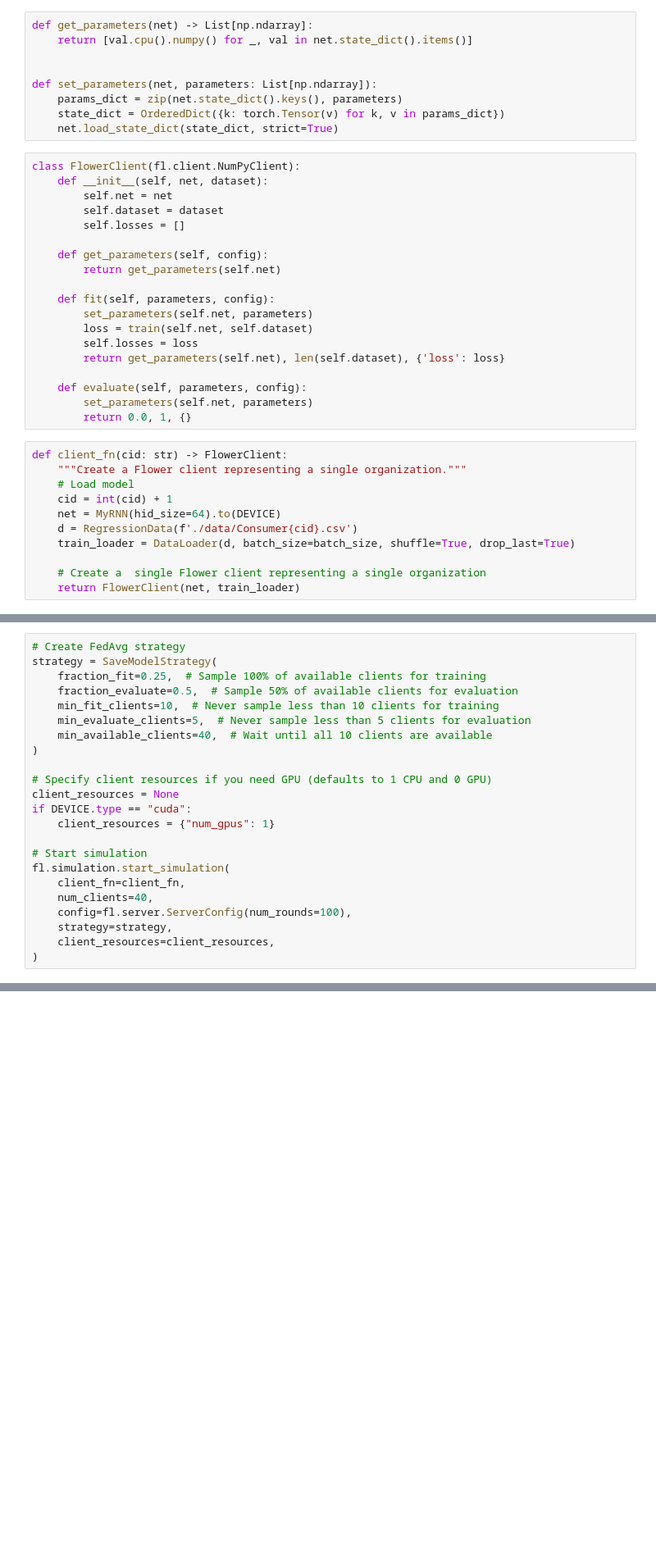
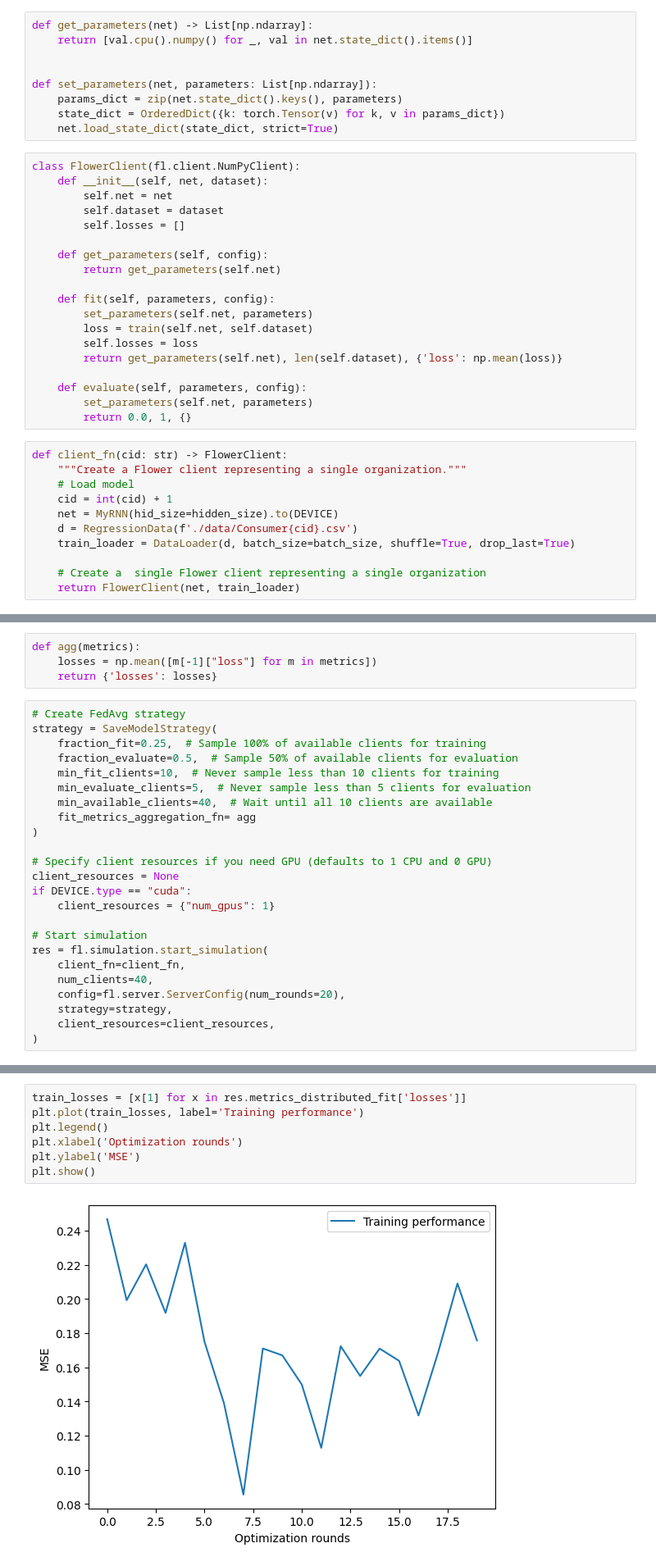
Before and after one commit to SondreWold/federated_groke, a Jupyter notebook: sketch.ipynb, the cells around one changed output, grey strips where cells are left out. Shown at 82% size. Drawn from its saved outputs; the diff is of its cells as text; blank space fills up the shorter version.

```diff
--- a/sketch.ipynb
+++ b/sketch.ipynb
@@ -156,7 +134,7 @@ class FlowerClient(fl.client.NumPyClient):
         set_parameters(self.net, parameters)
         loss = train(self.net, self.dataset)
         self.losses = loss
-        return get_parameters(self.net), len(self.dataset), {'loss': loss}
+        return get_parameters(self.net), len(self.dataset), {'loss': np.mean(loss)}
 
     def evaluate(self, parameters, config):
         set_parameters(self.net, parameters)
@@ -166,7 +144,7 @@ def client_fn(cid: str) -> FlowerClient:
     """Create a Flower client representing a single organization."""
     # Load model
     cid = int(cid) + 1
-    net = MyRNN(hid_size=64).to(DEVICE)
+    net = MyRNN(hid_size=hidden_size).to(DEVICE)
     d = RegressionData(f'./data/Consumer{cid}.csv')
     train_loader = DataLoader(d, batch_size=batch_size, shuffle=True, drop_last=True)
 
@@ -201,6 +179,10 @@ class SaveModelStrategy(fl.server.strategy.FedAvg):
             torch.save(net.state_dict(), f"model_round_{server_round}.pth")
 
         return aggregated_parameters, aggregated_metrics
+# %%
+def agg(metrics):
+    losses = np.mean([m[-1]["loss"] for m in metrics])
+    return {'losses': losses}
 # %%
 # Create FedAvg strategy
 strategy = SaveModelStrategy(
@@ -209,6 +191,7 @@ strategy = SaveModelStrategy(
     min_fit_clients=10,  # Never sample less than 10 clients for training
     min_evaluate_clients=5,  # Never sample less than 5 clients for evaluation
     min_available_clients=40,  # Wait until all 10 clients are available
+    fit_metrics_aggregation_fn= agg
 )
 
 # Specify client resources if you need GPU (defaults to 1 CPU and 0 GPU)
@@ -217,10 +200,10 @@ if DEVICE.type == "cuda":
     client_resources = {"num_gpus": 1}
 
 # Start simulation
-fl.simulation.start_simulation(
+res = fl.simulation.start_simulation(
     client_fn=client_fn,
     num_clients=40,
-    config=fl.server.ServerConfig(num_rounds=100),
+    config=fl.server.ServerConfig(num_rounds=20),
     strategy=strategy,
     client_resources=client_resources,
 )
@@ -288,0 +272,9 @@ DEBUG:flwr:fit_round 5: strategy sampled 10 clients (out of 40)
+# %%
+train_losses = [x[1] for x in res.metrics_distributed_fit['losses']]
+plt.plot(train_losses, label='Training performance')
+plt.legend()
+plt.xlabel('Optimization rounds')
+plt.ylabel('MSE')
+plt.show()
+# %% [output]
+[figure, added]
```
Also changed, not shown: parts of 27 cells of this notebook, 1 other file.
